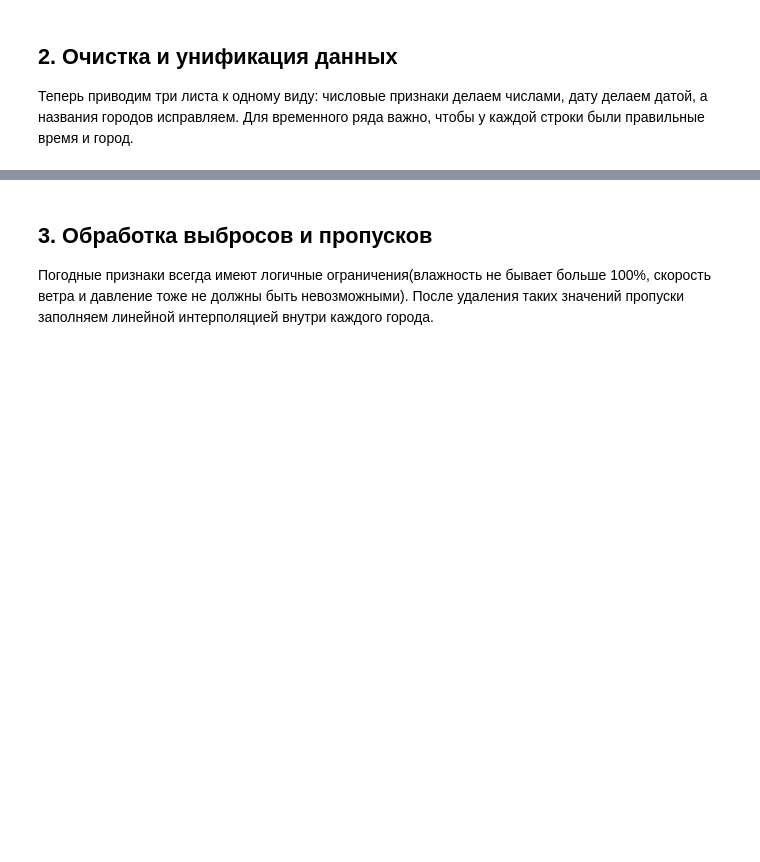
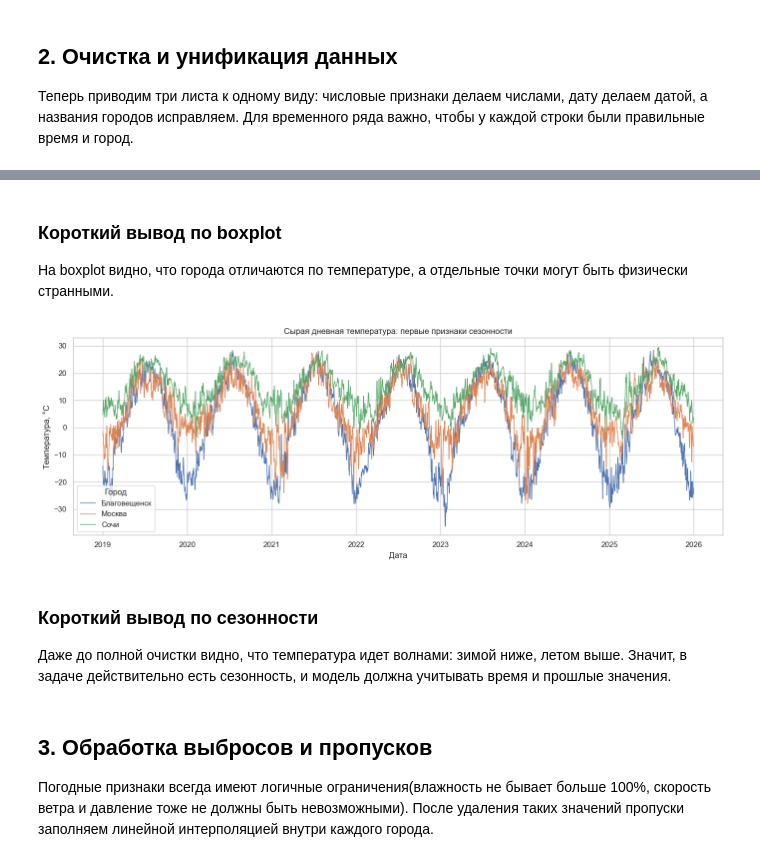
Before and after one commit to larkovandrey2-dev/analys_lab2, a Jupyter notebook: main.ipynb, the cells around one changed output, grey strips where cells are left out. Drawn from its saved outputs; the diff is of its cells as text; code cells hidden in the pictures; blank space fills up the shorter version.

```diff
--- a/main.ipynb
+++ b/main.ipynb
@@ -224,3 +274,32 @@ display(missing_table)
+# %% [markdown]
+### Короткий вывод по boxplot
+
+На boxplot видно, что города отличаются по температуре, а отдельные точки могут быть физически странными.
+# %%
+raw_cities = ["Москва", "Сочи", "Благовещенск"]
+raw_daily_temp = df_raw_cleaned[df_raw_cleaned["city"].isin(raw_cities)].copy()
+raw_daily_temp["day"] = raw_daily_temp["ds"].dt.floor("D")
+raw_daily_temp = (
+    raw_daily_temp
+    .groupby(["city", "day"], as_index=False)[TARGET]
+    .mean()
+    .rename(columns={"day": "ds"})
+)
+
+plt.figure(figsize=(14, 5))
+sns.lineplot(data=raw_daily_temp, x="ds", y=TARGET, hue="city", linewidth=1)
+plt.title("Сырая дневная температура: первые признаки сезонности")
+plt.xlabel("Дата")
+plt.ylabel("Температура, °C")
+plt.legend(title="Город")
+plt.tight_layout()
+plt.show()
+# %% [output]
+[figure, added]
+# %% [markdown]
+### Короткий вывод по сезонности
+
+Даже до полной очистки видно, что температура идет волнами: зимой ниже, летом выше. Значит, в задаче действительно есть сезонность, и модель должна учитывать время и прошлые значения.
 # %% [markdown]
 ## 3. Обработка выбросов и пропусков
 
```
Also changed, not shown: parts of 14 cells of this notebook.
